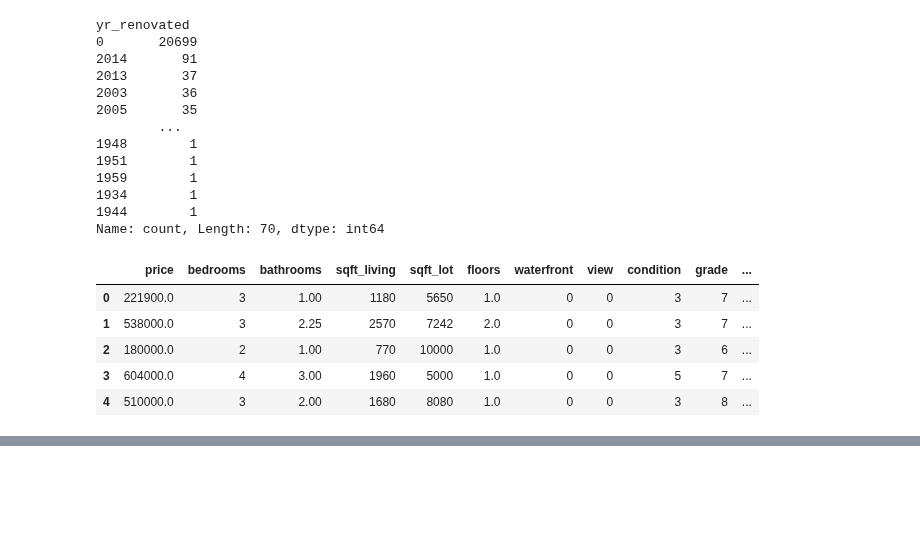
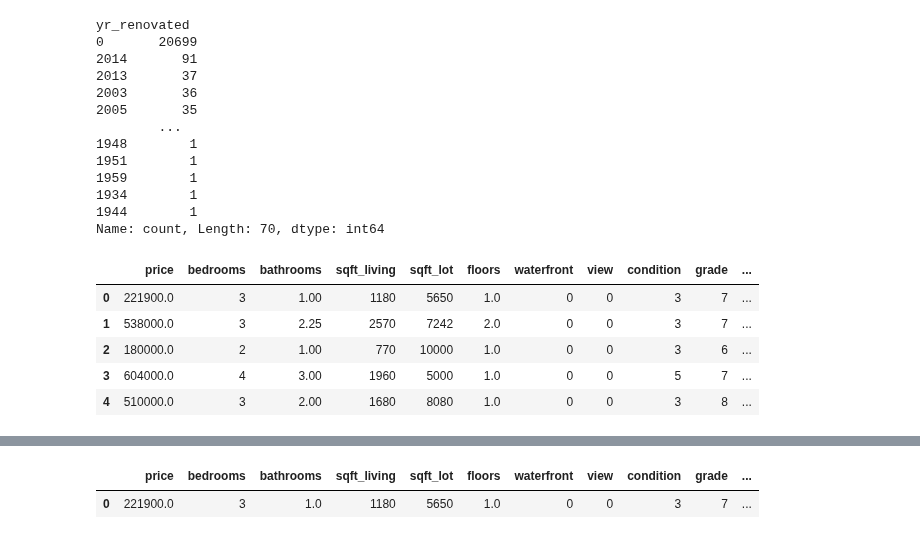
Before and after one commit to Syed-Yousha/Machine_Leaning, a Jupyter notebook: Neural_Net/2-neural_net_Playground.ipynb, the cells around one changed output, grey strips where cells are left out. Drawn from its saved outputs; the diff is of its cells as text; code cells hidden in the pictures; blank space fills up the shorter version.

```diff
--- a/Neural_Net/2-neural_net_Playground.ipynb
+++ b/Neural_Net/2-neural_net_Playground.ipynb
@@ -323,6 +324,8 @@ yr_renovated
 Name: count, Length: 70, dtype: int64
 # %%
 # we are not going to change this becaus yr_renovated is corr with price
+# %%
+df = df.drop('id', axis=1)
 # %%
 df.head()
 # %% [output]
@@ -334,0 +491,5 @@ df.head()
+# %%
+df.head(1) #original value is 221900 and we predict 287880, we overshoot because model is trained on outliers too.
+# %% [output]
+|  | price | bedrooms | bathrooms | sqft_living | sqft_lot | floors | waterfront | view | condition | grade | ... |
+| 0 | 221900.0 | 3 | 1.0 | 1180 | 5650 | 1.0 | 0 | 0 | 3 | 7 | ... |
```
Also changed, not shown: parts of 31 cells of this notebook, 2 other files.
